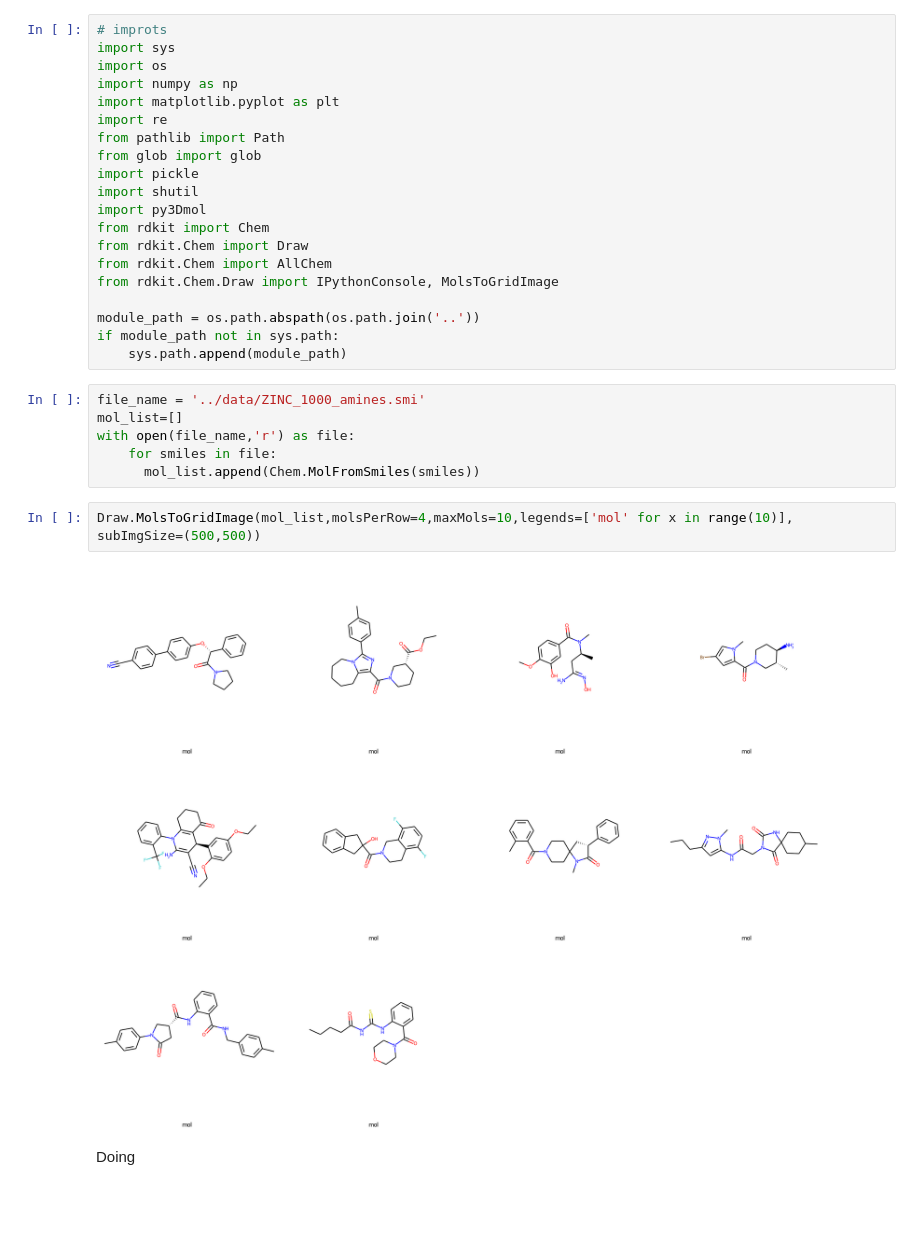
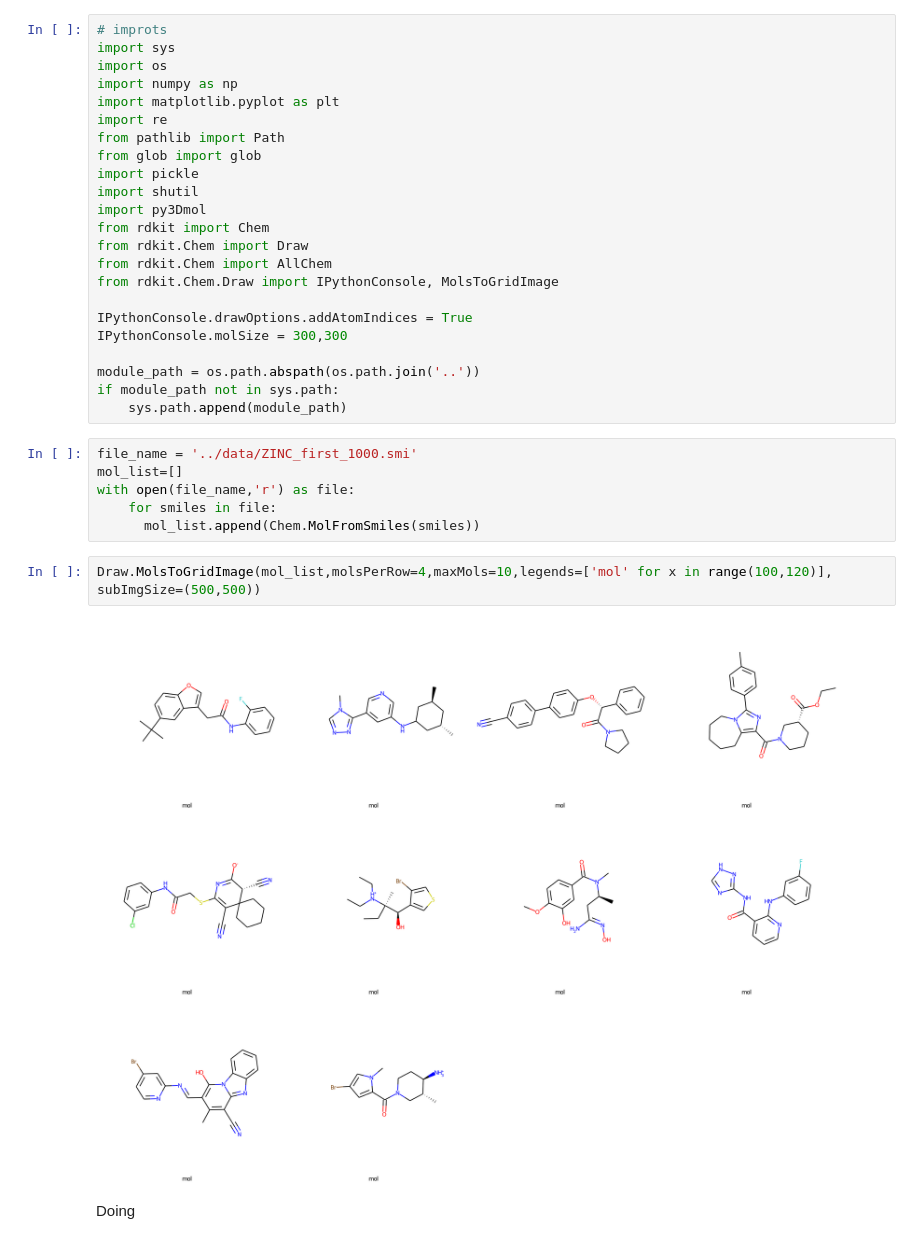
Before and after one commit to Strandgaard96/GB_GA, a Jupyter notebook: notebooks/investigate_amines.ipynb, the cells around one changed output. Cells and saved outputs as stored; diff of their text form; blank space fills up the shorter version.

```diff
--- a/notebooks/investigate_amines.ipynb
+++ b/notebooks/investigate_amines.ipynb
@@ -15,19 +15,22 @@ from rdkit.Chem import Draw
 from rdkit.Chem import AllChem
 from rdkit.Chem.Draw import IPythonConsole, MolsToGridImage
 
+IPythonConsole.drawOptions.addAtomIndices = True
+IPythonConsole.molSize = 300,300
+
 module_path = os.path.abspath(os.path.join('..'))
 if module_path not in sys.path:
     sys.path.append(module_path)
 # %%
-file_name = '../data/ZINC_1000_amines.smi'
+file_name = '../data/ZINC_first_1000.smi'
 mol_list=[]
 with open(file_name,'r') as file:
     for smiles in file:
       mol_list.append(Chem.MolFromSmiles(smiles))
 # %%
-Draw.MolsToGridImage(mol_list,molsPerRow=4,maxMols=10,legends=['mol' for x in range(10)], subImgSize=(500,500))
+Draw.MolsToGridImage(mol_list,molsPerRow=4,maxMols=10,legends=['mol' for x in range(100,120)], subImgSize=(500,500))
 # %% [output]
-[figure, old version]
+[figure, new version]
 # %% [markdown]
 Doing
 # %% [markdown]
```
Also changed, not shown: parts of 20 cells of this notebook, 27 other files.
